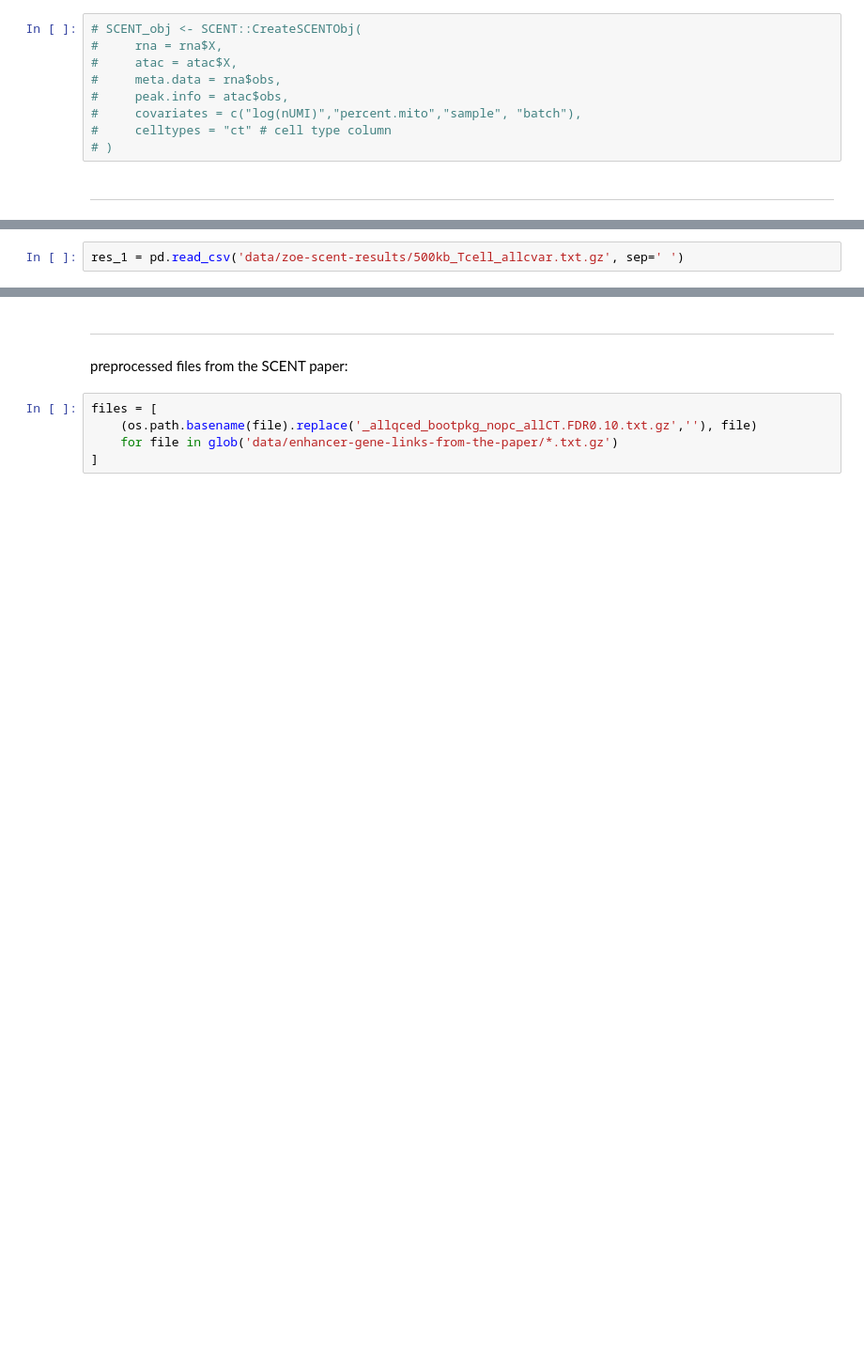
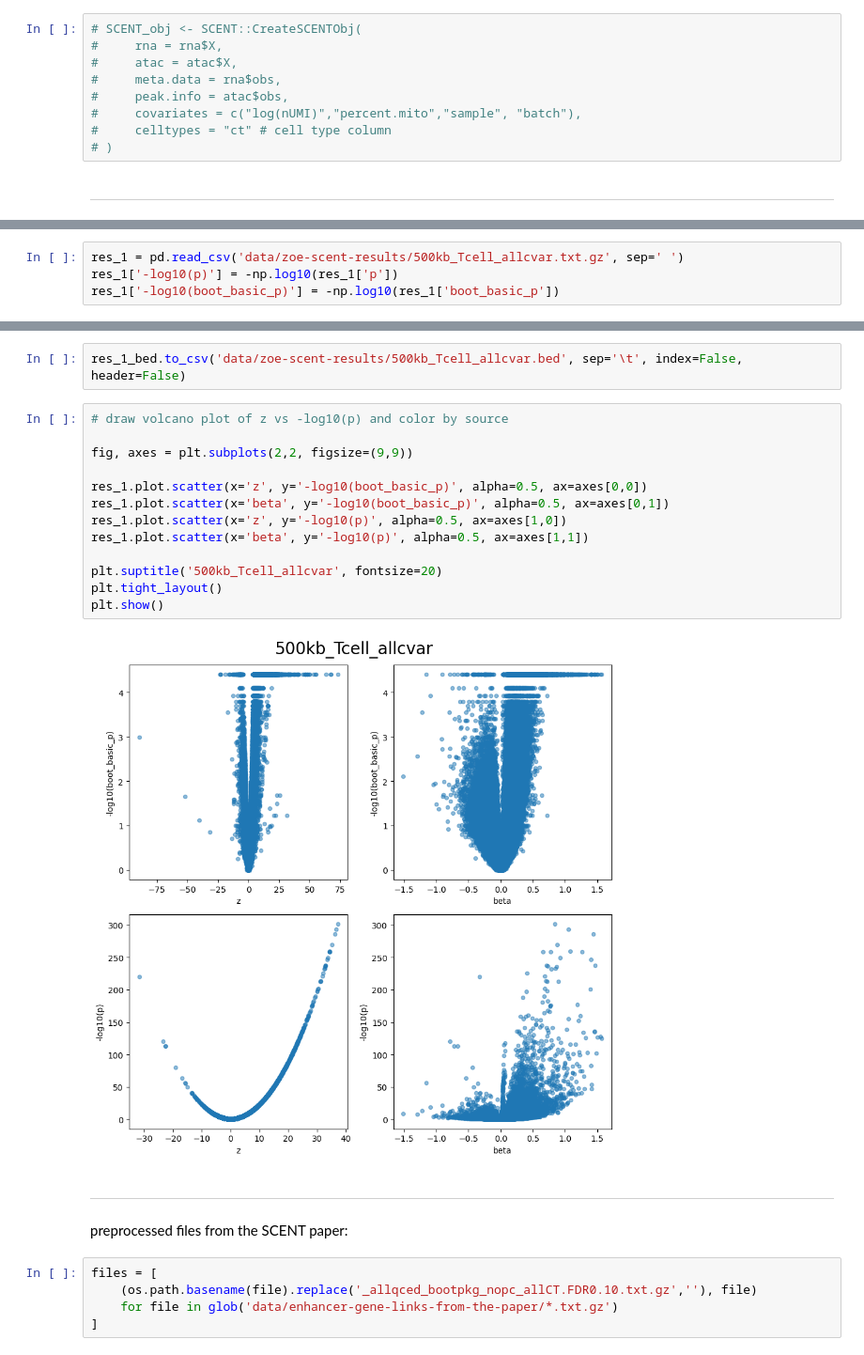
Before and after one commit to abearab/BMI-206-Class-Project, a Jupyter notebook: notebook.ipynb, the cells around one changed output, grey strips where cells are left out. Shown: that part at 94% size. Saved outputs shown, nothing was run; the diff lists cells and outputs as text; blank space fills up the shorter version.

```diff
--- a/notebook.ipynb
+++ b/notebook.ipynb
@@ -61,2 +104,4 @@ ___
 # %%
 res_1 = pd.read_csv('data/zoe-scent-results/500kb_Tcell_allcvar.txt.gz', sep=' ')
+res_1['-log10(p)'] = -np.log10(res_1['p'])
+res_1['-log10(boot_basic_p)'] = -np.log10(res_1['boot_basic_p'])
@@ -79,3 +121,20 @@ res_1
+# %%
+res_1_bed.to_csv('data/zoe-scent-results/500kb_Tcell_allcvar.bed', sep='\t', index=False, header=False)
+# %%
+# draw volcano plot of z vs -log10(p) and color by source
+
+fig, axes = plt.subplots(2,2, figsize=(9,9))
+
+res_1.plot.scatter(x='z', y='-log10(boot_basic_p)', alpha=0.5, ax=axes[0,0])
+res_1.plot.scatter(x='beta', y='-log10(boot_basic_p)', alpha=0.5, ax=axes[0,1])
+res_1.plot.scatter(x='z', y='-log10(p)', alpha=0.5, ax=axes[1,0])
+res_1.plot.scatter(x='beta', y='-log10(p)', alpha=0.5, ax=axes[1,1])
+
+plt.suptitle('500kb_Tcell_allcvar', fontsize=20)
+plt.tight_layout()
+plt.show()
+# %% [output]
+[figure, added]
 # %% [markdown]
 ___
 preprocessed files from the SCENT paper:
```
Also changed, not shown: parts of 15 cells of this notebook.
